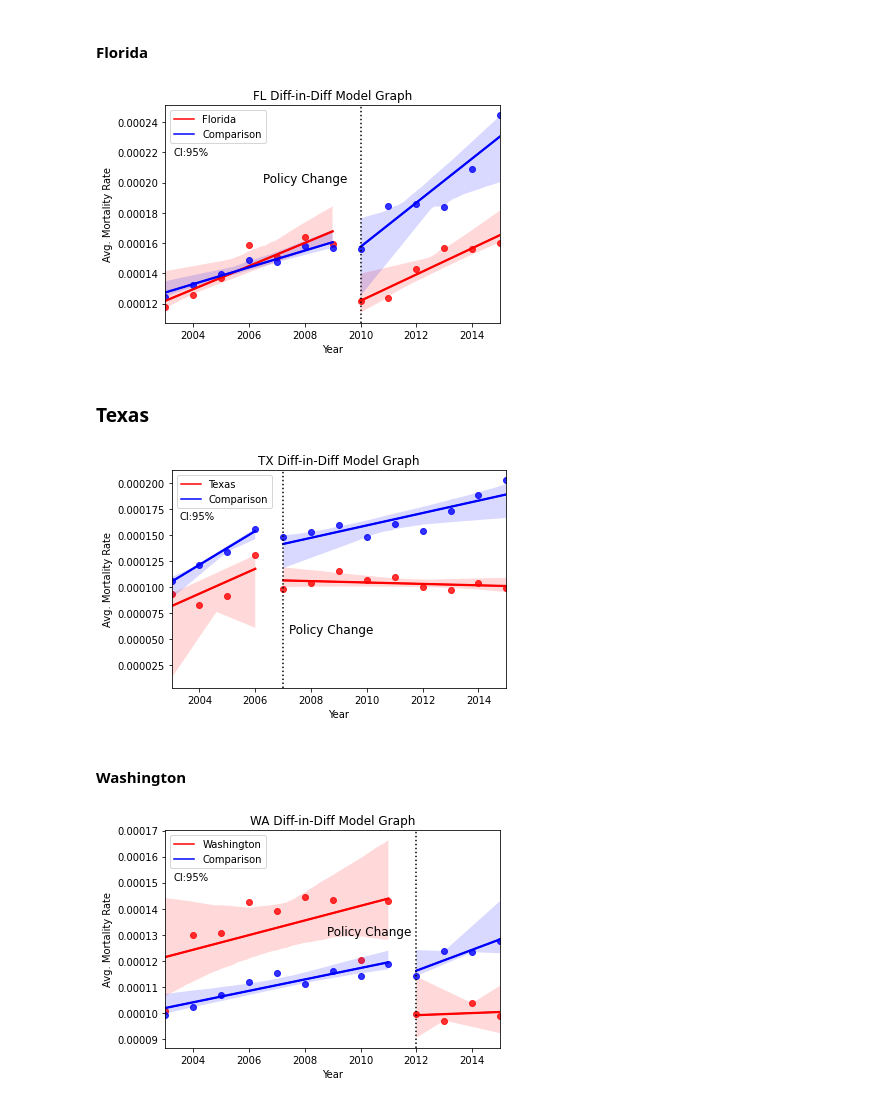
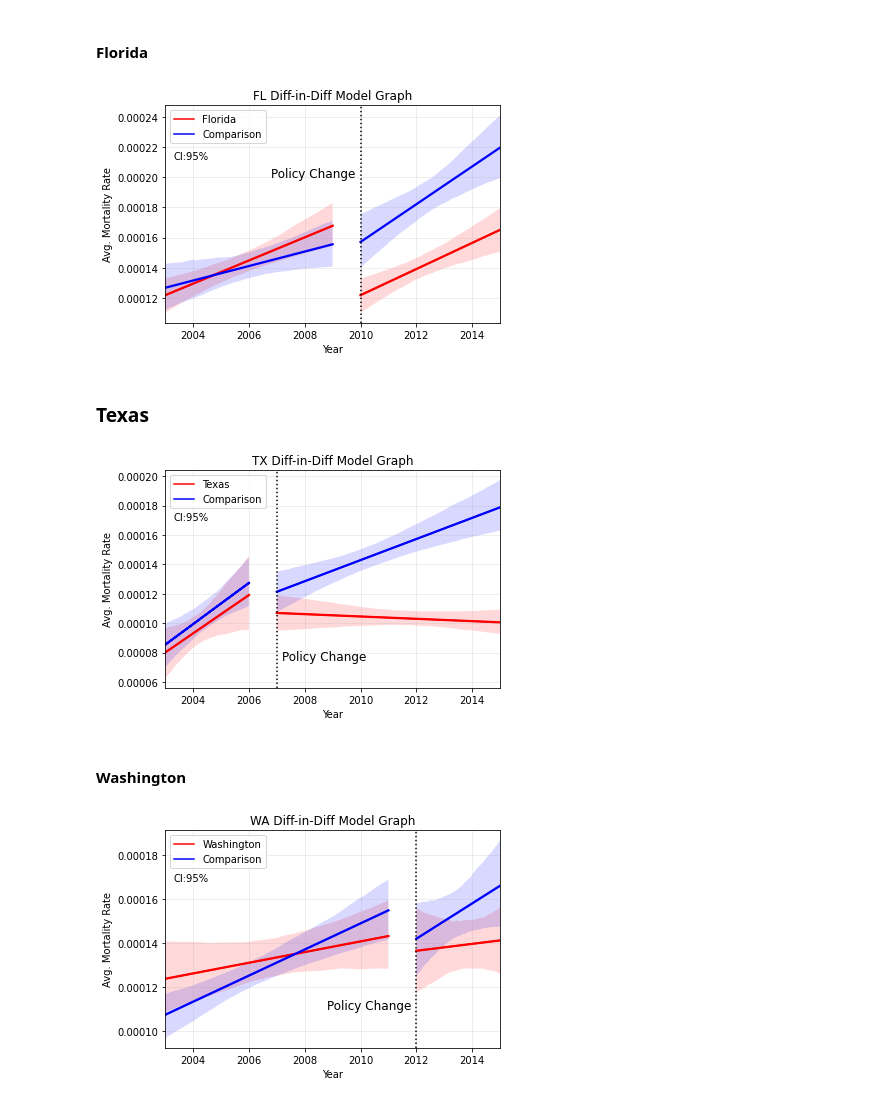
Before and after one commit to yangxiaohan57/impact-of-opioids-policy, a Jupyter notebook: 30_results/diff_in_diff_plots_mortality_rate.ipynb, the cells around one changed output. Saved outputs shown, nothing was run; the diff lists cells and outputs as text; code cells hidden in the pictures.

Commit message:
fix diff in diff mortality plots for all three states and their comparison states by using data from all counties for CIs

```diff
--- a/30_results/diff_in_diff_plots_mortality_rate.ipynb
+++ b/30_results/diff_in_diff_plots_mortality_rate.ipynb
@@ -152,99 +118,95 @@ fig, ax = plt.subplots()
 # ax.plot(x_pre_fl, y_pre_fl, "o")
 m, b = np.polyfit(x_pre_fl, y_pre_fl, 1)
 plt.plot(x_pre_fl, m * x_pre_fl + b, color="red")
-ax = sns.regplot(x_pre_fl, y_pre_fl, ci=95, color="r")
+ax = sns.regplot(x_pre_fl, y_pre_fl, ci=95, color="r", scatter=False)
 
 # ax.plot(x_post_fl, y_post_fl, "o")
 m, b = np.polyfit(x_post_fl, y_post_fl, 1)
 plt.plot(x_post_fl, m * x_post_fl + b, color="red", label="Florida")
-ax = sns.regplot(x_post_fl, y_post_fl, ci=95, color="r")
+ax = sns.regplot(x_post_fl, y_post_fl, ci=95, color="r", scatter=False)
 
 # ax.plot(x_pre_comp, y_pre_comp, "o")
 m, b = np.polyfit(x_pre_comp, y_pre_comp, 1)
 plt.plot(x_pre_comp, m * x_pre_comp + b, color="blue")
-sns.regplot(x_pre_comp, y_pre_comp, ci=95, color="b")
+sns.regplot(x_pre_comp, y_pre_comp, ci=95, color="b", scatter=False)
 
 # ax.plot(x_post_comp, y_post_comp, "o")
 m, b = np.polyfit(x_post_comp, y_post_comp, 1)
 plt.plot(x_post_comp, m * x_post_comp + b, color="blue", label="Comparison")
-sns.regplot(x_post_comp, y_post_comp, ci=95, color="b")
+sns.regplot(x_post_comp, y_post_comp, ci=95, color="b", scatter=False)
 
 plt.xlabel("Year")
 plt.ylabel("Avg. Mortality Rate")
 plt.title("FL Diff-in-Diff Model Graph")
 plt.axvline(x=2010, color="black", ls=":")
-plt.text(2006.5, 0.00020, "Policy Change", fontsize=12)
-plt.text(2003.3, 0.000218, "CI:95%", fontsize=10)
+plt.text(2006.8, 0.00020, "Policy Change", fontsize=12)
+plt.text(2003.3, 0.000212, "CI:95%", fontsize=10)
+plt.grid(b=True, which="major", color="#999999", linestyle="-", alpha=0.2)
 
-plt.legend(loc="best")
+plt.legend(loc="upper left")
 plt.show()
 # %% [output]
-[figure, old version]
+[figure, new version]
 # %% [markdown]
 ### Texas
 # %%
 # seperate to pre and post policy periods for TX and comparison states (average of CO, ID, MI)
 
-x_pre_tx = np.array(tx_mortality_avg[tx_mortality_avg["Year"] < 2007]["Year"])
-y_pre_tx = np.array(tx_mortality_avg[tx_mortality_avg["Year"] < 2007]["Mortality Rate"])
-x_post_tx = np.array(tx_mortality_avg[tx_mortality_avg["Year"] >= 2007]["Year"])
-y_post_tx = np.array(
-    tx_mortality_avg[tx_mortality_avg["Year"] >= 2007]["Mortality Rate"]
-)
+x_pre_tx = np.array(tx_mortality[tx_mortality["Year"] < 2007]["Year"])
+y_pre_tx = np.array(tx_mortality[tx_mortality["Year"] < 2007]["Mortality Rate"])
+x_post_tx = np.array(tx_mortality[tx_mortality["Year"] >= 2007]["Year"])
+y_post_tx = np.array(tx_mortality[tx_mortality["Year"] >= 2007]["Mortality Rate"])
 
 x_pre_comp_tx = np.array(
-    avg_mortality_compare_to_tx[avg_mortality_compare_to_tx["Year"] < 2007]["Year"]
+    mortality_compare_to_tx[mortality_compare_to_tx["Year"] < 2007]["Year"]
 )
 y_pre_comp_tx = np.array(
-    avg_mortality_compare_to_tx[avg_mortality_compare_to_tx["Year"] < 2007][
-        "Avg Mortality Rate"
-    ]
+    mortality_compare_to_tx[mortality_compare_to_tx["Year"] < 2007]["Mortality Rate"]
 )
 x_post_comp_tx = np.array(
-    avg_mortality_compare_to_tx[avg_mortality_compare_to_tx["Year"] >= 2007]["Year"]
+    mortality_compare_to_tx[mortality_compare_to_tx["Year"] >= 2007]["Year"]
 )
 y_post_comp_tx = np.array(
-    avg_mortality_compare_to_tx[avg_mortality_compare_to_tx["Year"] >= 2007][
-        "Avg Mortality Rate"
-    ]
+    mortality_compare_to_tx[mortality_compare_to_tx["Year"] >= 2007]["Mortality Rate"]
 )
 # %%
 import warnings
 
 warnings.filterwarnings("ignore")
 
 fig, ax = plt.subplots()
 # ax.plot(x_pre_tx, y_pre_tx, "o")
 m, b = np.polyfit(x_pre_tx, y_pre_tx, 1)
 plt.plot(x_pre_tx, m * x_pre_tx + b, color="red")
-ax = sns.regplot(x_pre_tx, y_pre_tx, ci=95, color="r")
+ax = sns.regplot(x_pre_tx, y_pre_tx, ci=95, color="r", scatter=False)
 
 # ax.plot(x_post_tx, y_post_tx, "o")
 m, b = np.polyfit(x_post_tx, y_post_tx, 1)
 plt.plot(x_post_tx, m * x_post_tx + b, color="red", label="Texas")
-ax = sns.regplot(x_post_tx, y_post_tx, ci=95, color="r")
+ax = sns.regplot(x_post_tx, y_post_tx, ci=95, color="r", scatter=False)
 
 # ax.plot(x_pre_comp_tx, y_pre_comp_tx, "o")
 m, b = np.polyfit(x_pre_comp_tx, y_pre_comp_tx, 1)
 plt.plot(x_pre_comp_tx, m * x_pre_comp_tx + b, color="blue")
-ax = sns.regplot(x_pre_comp_tx, y_pre_comp_tx, ci=95, color="b")
+ax = sns.regplot(x_pre_comp_tx, y_pre_comp_tx, ci=95, color="b", scatter=False)
 
 # ax.plot(x_post_comp_tx, y_post_comp_tx, "o")
 m, b = np.polyfit(x_post_comp_tx, y_post_comp_tx, 1)
 plt.plot(x_post_comp_tx, m * x_post_comp_tx + b, color="blue", label="Comparison")
-ax = sns.regplot(x_post_comp_tx, y_post_comp_tx, ci=95, color="b")
+ax = sns.regplot(x_post_comp_tx, y_post_comp_tx, ci=95, color="b", scatter=False)
 
 plt.xlabel("Year")
 plt.ylabel("Avg. Mortality Rate")
 plt.title("TX Diff-in-Diff Model Graph")
 plt.axvline(x=2007, color="black", ls=":")
-plt.text(2007.2, 0.000055, "Policy Change", fontsize=12)
-plt.text(2003.3, 0.000165, "CI:95%", fontsize=10)
+plt.text(2007.2, 0.000075, "Policy Change", fontsize=12)
+plt.text(2003.3, 0.00017, "CI:95%", fontsize=10)
+plt.grid(b=True, which="major", color="#999999", linestyle="-", alpha=0.2)
 
-plt.legend(loc="best")
+plt.legend(loc="upper left")
 plt.show()
 # %% [output]
-[figure, old version]
+[figure, new version]
 # %% [markdown]
 #### Washington
 # %%
@@ -282,31 +238,32 @@ fig, ax = plt.subplots()
 # ax.plot(x_pre_wa, y_pre_wa, "o")
 m, b = np.polyfit(x_pre_wa, y_pre_wa, 1)
 plt.plot(x_pre_wa, m * x_pre_wa + b, color="red")
-ax = sns.regplot(x_pre_wa, y_pre_wa, ci=95, color="r")
+ax = sns.regplot(x_pre_wa, y_pre_wa, ci=95, color="r", scatter=False)
 
 # ax.plot(x_post_wa, y_post_wa, "o")
 m, b = np.polyfit(x_post_wa, y_post_wa, 1)
 plt.plot(x_post_wa, m * x_post_wa + b, color="red", label="Washington")
-ax = sns.regplot(x_post_wa, y_post_wa, ci=95, color="r")
+ax = sns.regplot(x_post_wa, y_post_wa, ci=95, color="r", scatter=False)
 
 # ax.plot(x_pre_comp_wa, y_pre_comp_wa, "o")
 m, b = np.polyfit(x_pre_comp_wa, y_pre_comp_wa, 1)
 plt.plot(x_pre_comp_wa, m * x_pre_comp_wa + b, color="blue")
-ax = sns.regplot(x_pre_comp_wa, y_pre_comp_wa, ci=95, color="b")
+ax = sns.regplot(x_pre_comp_wa, y_pre_comp_wa, ci=95, color="b", scatter=False)
 
 # ax.plot(x_post_comp_wa, y_post_comp_wa, "o")
 m, b = np.polyfit(x_post_comp_wa, y_post_comp_wa, 1)
 plt.plot(x_post_comp_wa, m * x_post_comp_wa + b, color="blue", label="Comparison")
-ax = sns.regplot(x_post_comp_wa, y_post_comp_wa, ci=95, color="b")
+ax = sns.regplot(x_post_comp_wa, y_post_comp_wa, ci=95, color="b", scatter=False)
 
 plt.xlabel("Year")
 plt.ylabel("Avg. Mortality Rate")
 plt.title("WA Diff-in-Diff Model Graph")
 plt.axvline(x=2012, color="black", ls=":")
-plt.text(2008.8, 0.00013, "Policy Change", fontsize=12)
-plt.text(2003.3, 0.000151, "CI:95%", fontsize=10)
+plt.text(2008.8, 0.00011, "Policy Change", fontsize=12)
+plt.text(2003.3, 0.000168, "CI:95%", fontsize=10)
+plt.grid(b=True, which="major", color="#999999", linestyle="-", alpha=0.2)
 
 plt.legend(loc="best")
 plt.show()
 # %% [output]
-[figure, old version]
+[figure, new version]
```
Also changed, not shown: parts of 9 cells of this notebook.
